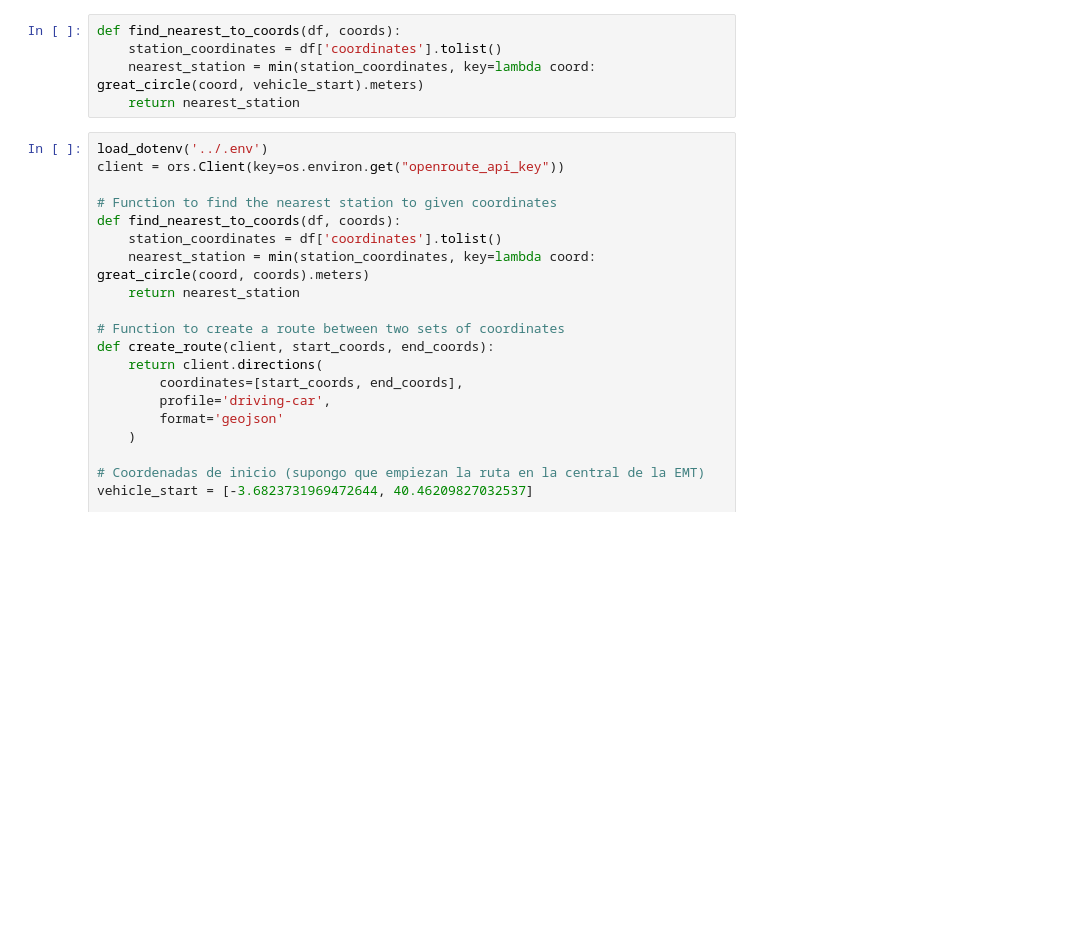
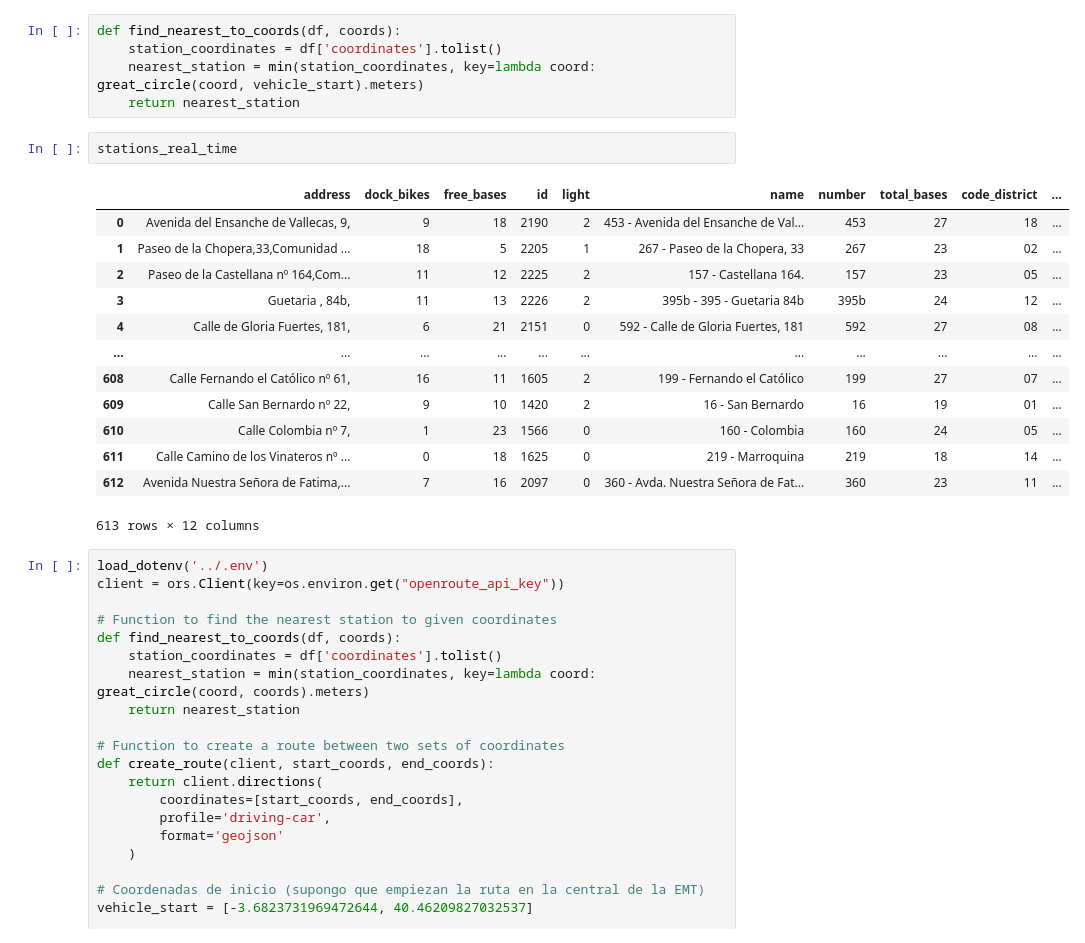
Before and after one commit to silviluliuma/biciMAD-worker, a Jupyter notebook: notebooks/dev_route.ipynb, the cells around one changed output. Saved outputs shown, nothing was run; the diff lists cells and outputs as text; blank space fills up the shorter version.

```diff
--- a/notebooks/dev_route.ipynb
+++ b/notebooks/dev_route.ipynb
@@ -172,6 +193,22 @@ def find_nearest_to_coords(df, coords):
     station_coordinates = df['coordinates'].tolist()
     nearest_station = min(station_coordinates, key=lambda coord: great_circle(coord, vehicle_start).meters)
     return nearest_station
+# %%
+stations_real_time
+# %% [output]
+|  | address | dock_bikes | free_bases | id | light | name | number | total_bases | code_district | ... |
+| 0 | Avenida del Ensanche de Vallecas, 9, | 9 | 18 | 2190 | 2 | 453 - Avenida del Ensanche de Val... | 453 | 27 | 18 | ... |
+| 1 | Paseo de la Chopera,33,Comunidad ... | 18 | 5 | 2205 | 1 | 267 - Paseo de la Chopera, 33 | 267 | 23 | 02 | ... |
+| 2 | Paseo de la Castellana nº 164,Com... | 11 | 12 | 2225 | 2 | 157 - Castellana 164. | 157 | 23 | 05 | ... |
+| 3 | Guetaria , 84b, | 11 | 13 | 2226 | 2 | 395b - 395 - Guetaria 84b | 395b | 24 | 12 | ... |
+| 4 | Calle de Gloria Fuertes, 181, | 6 | 21 | 2151 | 0 | 592 - Calle de Gloria Fuertes, 181 | 592 | 27 | 08 | ... |
+| ... | ... | ... | ... | ... | ... | ... | ... | ... | ... | ... |
+| 608 | Calle Fernando el Católico nº 61, | 16 | 11 | 1605 | 2 | 199 - Fernando el Católico | 199 | 27 | 07 | ... |
+| 609 | Calle San Bernardo nº 22, | 9 | 10 | 1420 | 2 | 16 - San Bernardo | 16 | 19 | 01 | ... |
+| 610 | Calle Colombia nº 7, | 1 | 23 | 1566 | 0 | 160 - Colombia | 160 | 24 | 05 | ... |
+| 611 | Calle Camino de los Vinateros nº ... | 0 | 18 | 1625 | 0 | 219 - Marroquina | 219 | 18 | 14 | ... |
+| 612 | Avenida Nuestra Señora de Fatima,... | 7 | 16 | 2097 | 0 | 360 - Avda. Nuestra Señora de Fat... | 360 | 23 | 11 | ... |
+613 rows × 12 columns
 # %%
 load_dotenv('../.env')
 client = ors.Client(key=os.environ.get("openroute_api_key"))
```
Also changed, not shown: parts of 8 cells of this notebook, 1 other file.
